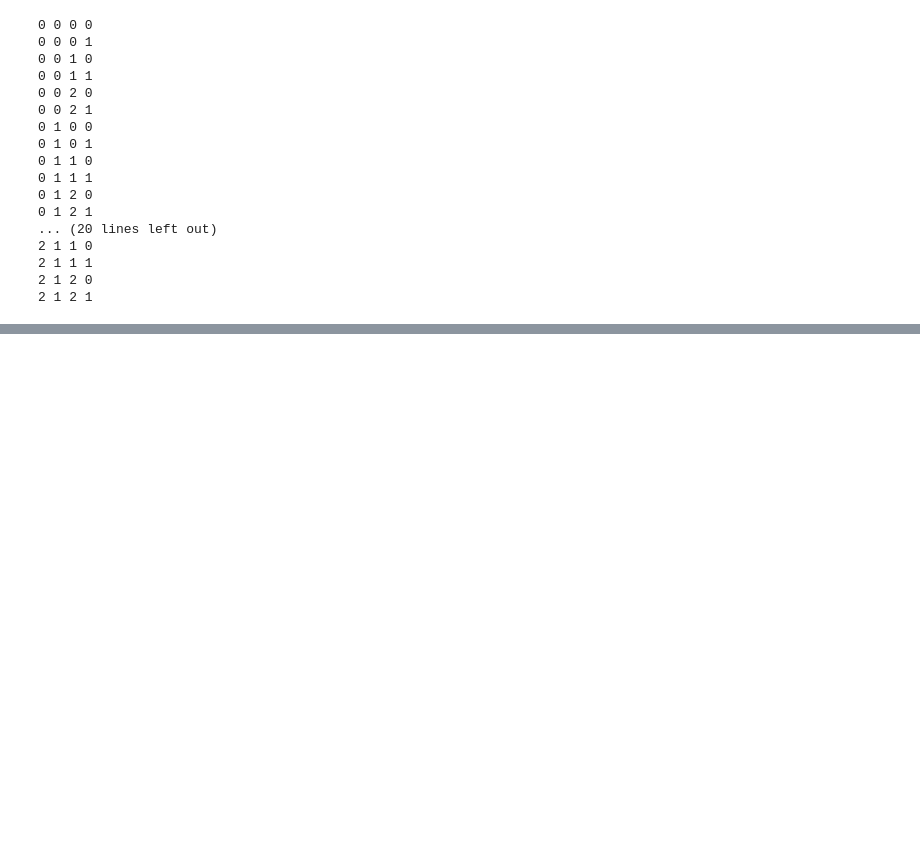
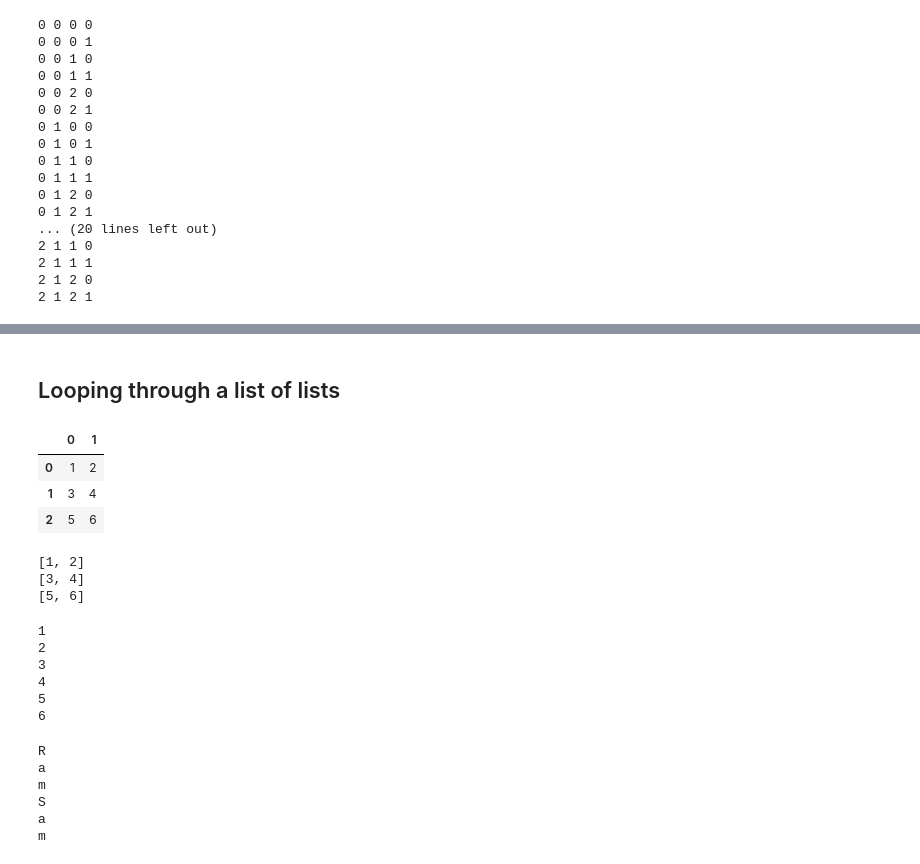
Before and after one commit to sharmaRoushan-Official/python2033-10AM-, a Jupyter notebook: 8.Loops in Python.ipynb, the cells around one changed output, grey strips where cells are left out. Cells and saved outputs as stored; diff of their text form; code cells hidden in the pictures; blank space fills up the shorter version.

```diff
--- a/8.Loops in Python.ipynb
+++ b/8.Loops in Python.ipynb
@@ -482,0 +778,2 @@ for i in range(3): # 0,1,2
+# %% [markdown]
+## Looping through a list of lists
@@ -482,0 +782,48 @@ for i in range(3): # 0,1,2
+# %%
+data = [[1,2],[3,4],[5,6]]
+
+df = pd.DataFrame(data)
+df
+# %% [output]
+|  | 0 | 1 |
+| 0 | 1 | 2 |
+| 1 | 3 | 4 |
+| 2 | 5 | 6 |
+# %%
+data = [[1,2],[3,4],[5,6]]
+
+for row in data:
+    print(row)
+# %% [output]
+[1, 2]
+[3, 4]
+[5, 6]
+# %%
+for row in data:
+    # print(row)
+    for item in row:
+        print(item)
+# %% [output]
+1
+2
+3
+4
+5
+6
+# %%
+names = "Ram","Sam"
+
+# print(names,type(names))
+
+
+for name in names:
+    # print(name)
+    for char in name: # Ram  #Sam
+        print(char) # R   a   m  S  a  m
+# %% [output]
+R
+a
+m
+S
+a
+m
```
Also changed, not shown: parts of 19 cells of this notebook.
